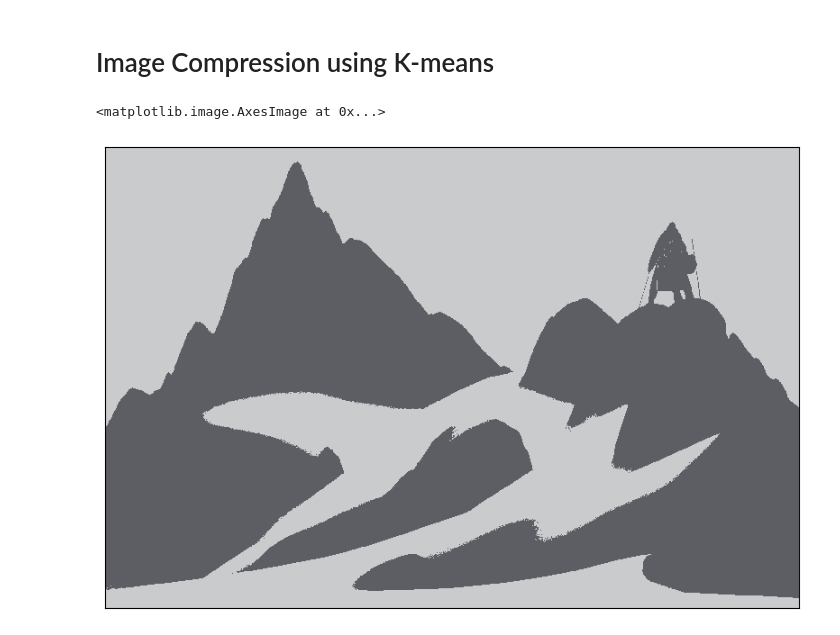
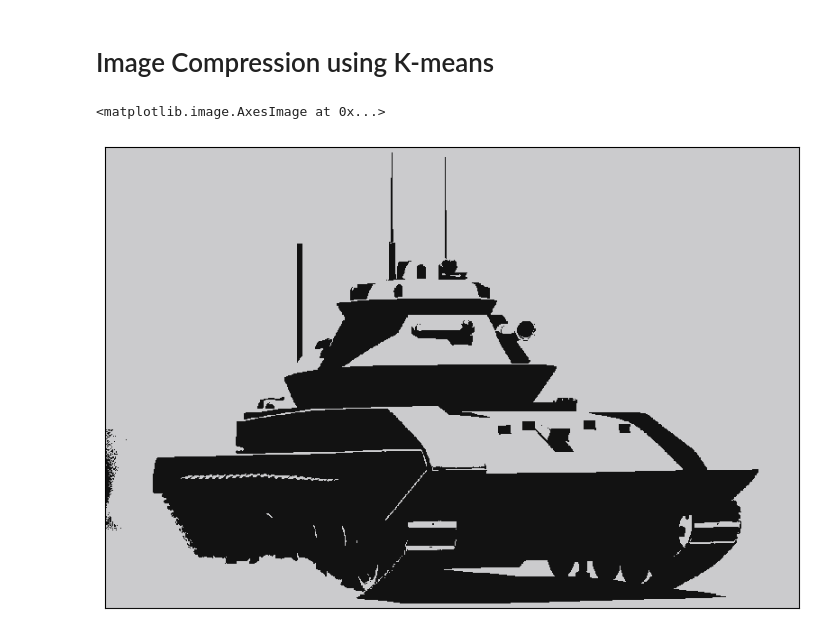
Before and after one commit to louislhotte/seamless-stable-diffusion-cs, a Jupyter notebook: LogoLho/image_compression.ipynb, the cells around one changed output. Cells and saved outputs as stored; diff of their text form; code cells hidden in the pictures.

```diff
--- a/LogoLho/image_compression.ipynb
+++ b/LogoLho/image_compression.ipynb
@@ -7,23 +7,23 @@ import matplotlib.pyplot as plt
 from sklearn.cluster import KMeans
 # %%
 plt.rcParams['figure.figsize'] = (8, 6)
-image = io.imread('Image/output_1.png')
+image = io.imread('Image/output_2.png')
 labels = plt.axes(xticks=[], yticks=[])
 labels.imshow(image)
 
 rows = image.shape[0]
 cols = image.shape[1]
 image = image.reshape(rows*cols, 3)
 
 # Implementation of k-means
 kmeans = KMeans(n_clusters=2)
 kmeans.fit(image)
 
 compressed_image = kmeans.cluster_centers_[kmeans.labels_]
 compressed_image = np.clip(compressed_image.astype('uint8'), 0, 255)
 compressed_image = compressed_image.reshape(rows, cols, 3)
 
 io.imshow(compressed_image)
 # %% [output]
 <matplotlib.image.AxesImage at 0x...>
-[figure, old version]
+[figure, new version]
```
Also changed, not shown: 1 other file.
